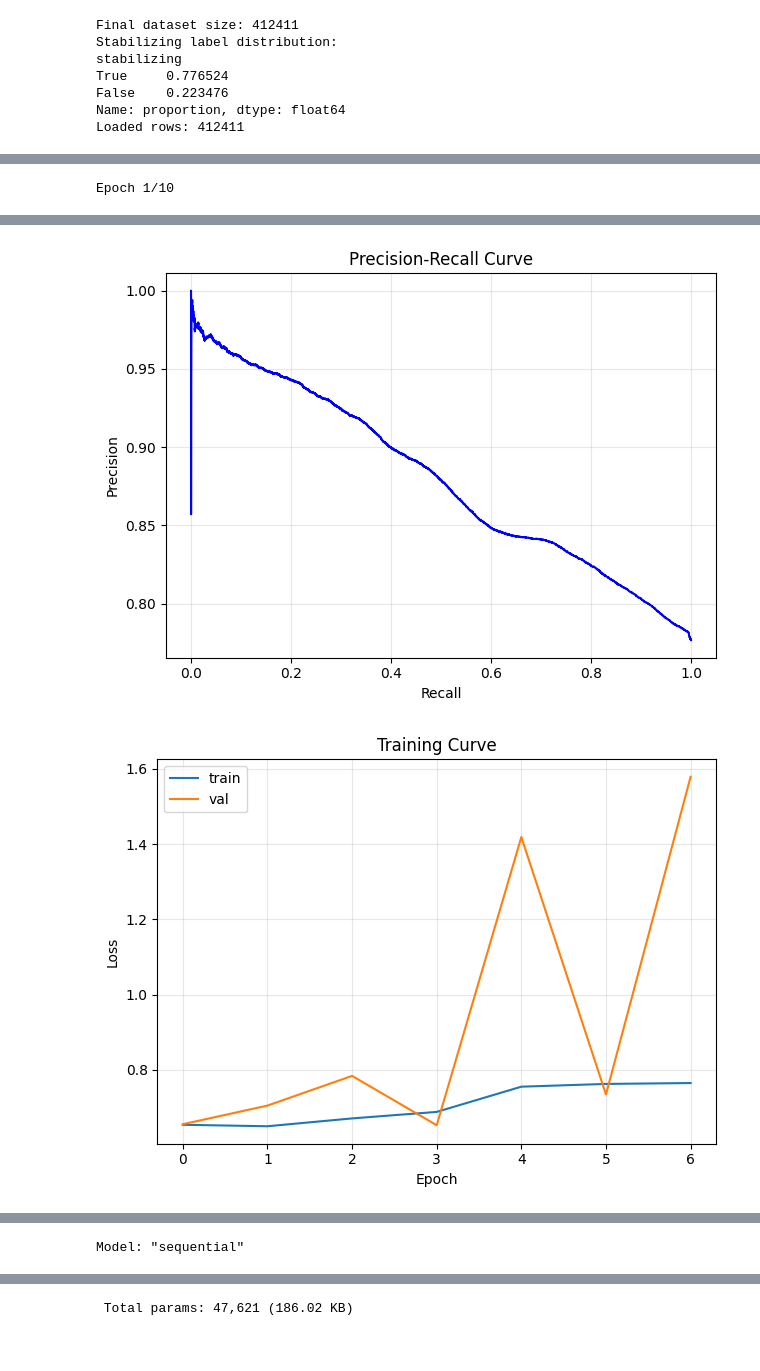
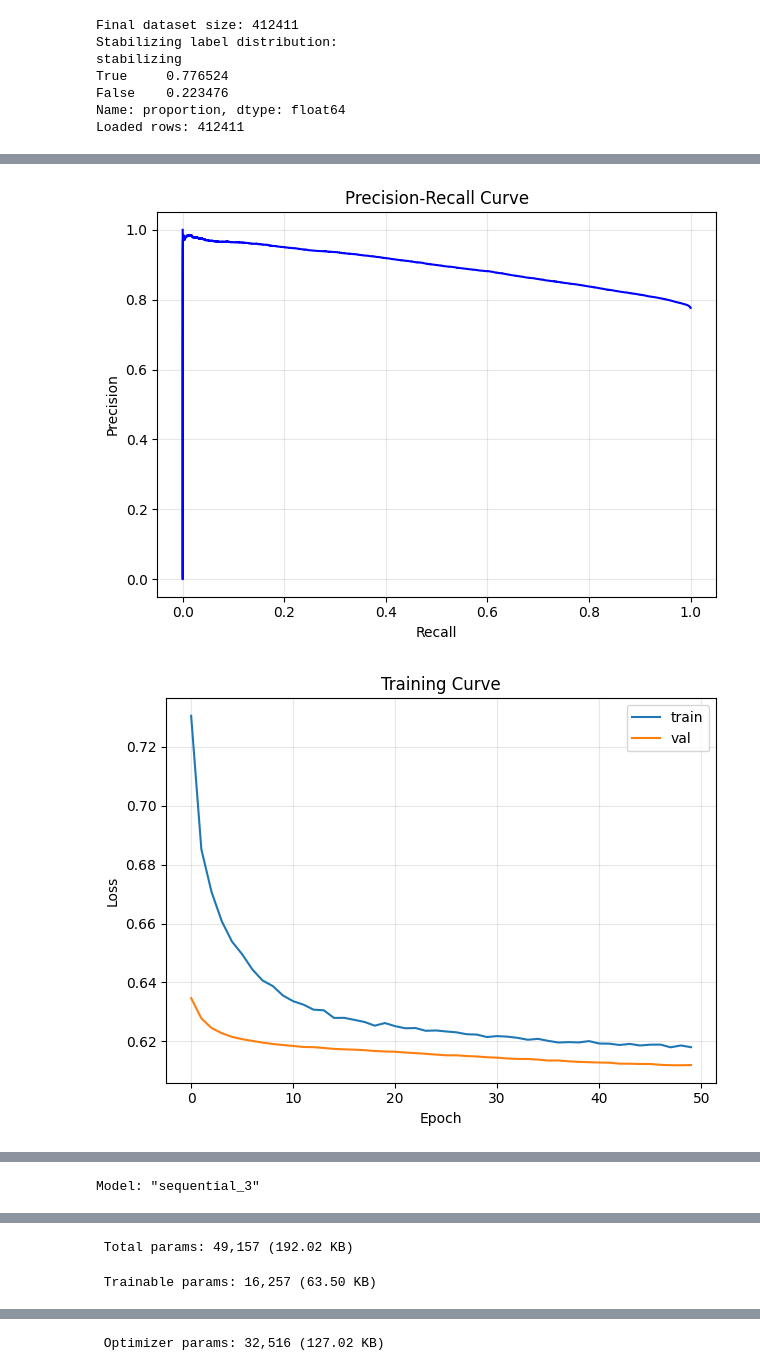
Before and after one commit to sandypesic/protein_mutation_effects, a Jupyter notebook: notebooks/final_analysis.ipynb, the cells around one changed output, grey strips where cells are left out. Drawn from its saved outputs; the diff is of its cells as text; code cells hidden in the pictures.

Commit message:
fix training instability, downsampling bug, baselines, and readme

```diff
--- a/notebooks/final_analysis.ipynb
+++ b/notebooks/final_analysis.ipynb
@@ -106,3 +106,22 @@ df_train, df_test = train_test_split_stratified_df(
     test_size=0.2,
     random_state=RANDOM_STATE
 )
+# %%
+"""
+----
+Handle class imbalance.
+----
+Either downsample majority class in df_train, or compute class weights.
+Class weighting is preferred to preserve all available training data.
+Downsampling is applied to df_train only — df_test is never touched.
+"""
+
+from src.data_utils import apply_downsampling, compute_class_weights
+
+if DOWNSAMPLE:
+    df_train = apply_downsampling(df_train, random_state=RANDOM_STATE)
+    print("After downsampling df_train shape:", df_train.shape)
+    print("Label distribution:\n", df_train['stabilizing'].value_counts())
+else:
+    class_weight_dict = compute_class_weights(y_train)
+    class_weight_dict = {int(k): float(v) for k, v in class_weight_dict.items()}
@@ -246,30 +230,21 @@ Save and display:
     6) Model summary TXT.
 """
 
-from src.model_utils import build_nn
+from src.model_utils import build_nn, get_callbacks
 from src.analysis_utils import evaluate_and_report_model
 from src.config import RANDOM_STATE
 from tensorflow.keras.callbacks import EarlyStopping
 
 # Build model.
 model = build_nn(X_train.shape[1])
-
-early_stop = EarlyStopping(
-    monitor="val_loss",
-    patience=3,
-    restore_best_weights=True
-)
-
-# Train fully-connected neural network using binary cross-entropy loss.
 history = model.fit(
-    X_train,
-    y_train,
+    X_train, y_train,
     validation_split=0.2,
-    epochs=10,
-    batch_size=1024,
-    verbose=1,
-    callbacks=[early_stop],
-    class_weight=class_weight_dict
+    epochs=50,          # let early stopping decide when to stop
+    batch_size=256,
+    class_weight=class_weight_dict if not DOWNSAMPLE else None,
+    callbacks=get_callbacks(patience=10),
+    verbose=1
 )
 
 # Evaluate, plot, save, and display all results.
@@ -295 +281,0 @@ for k, v in results["scores"].items():
-Epoch 1/10
@@ -313,3 +284,4 @@ Epoch 7/10
-[figure, old version]
+[figure, new version]
-[figure, old version]
+[figure, new version]
 [interactive output not drawn]
+Model: "sequential_3"
@@ -316 +305,2 @@ Epoch 7/10
+ Total params: 49,157 (192.02 KB)
-Model: "sequential"
+ Trainable params: 16,257 (63.50 KB)
@@ -328 +308 @@ Model: "sequential"
- Total params: 47,621 (186.02 KB)
+ Optimizer params: 32,516 (127.02 KB)
```
Also changed, not shown: parts of 5 cells of this notebook, 10 other files.
